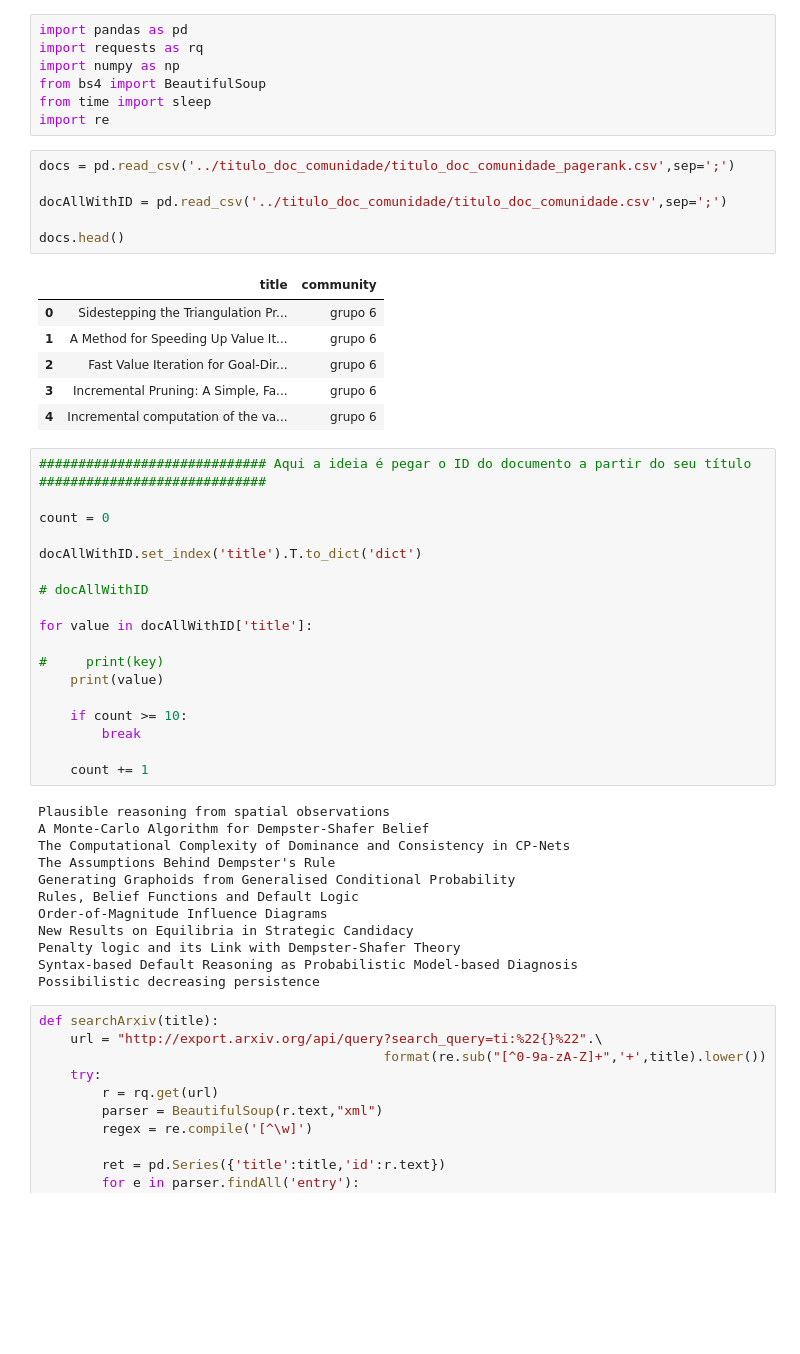
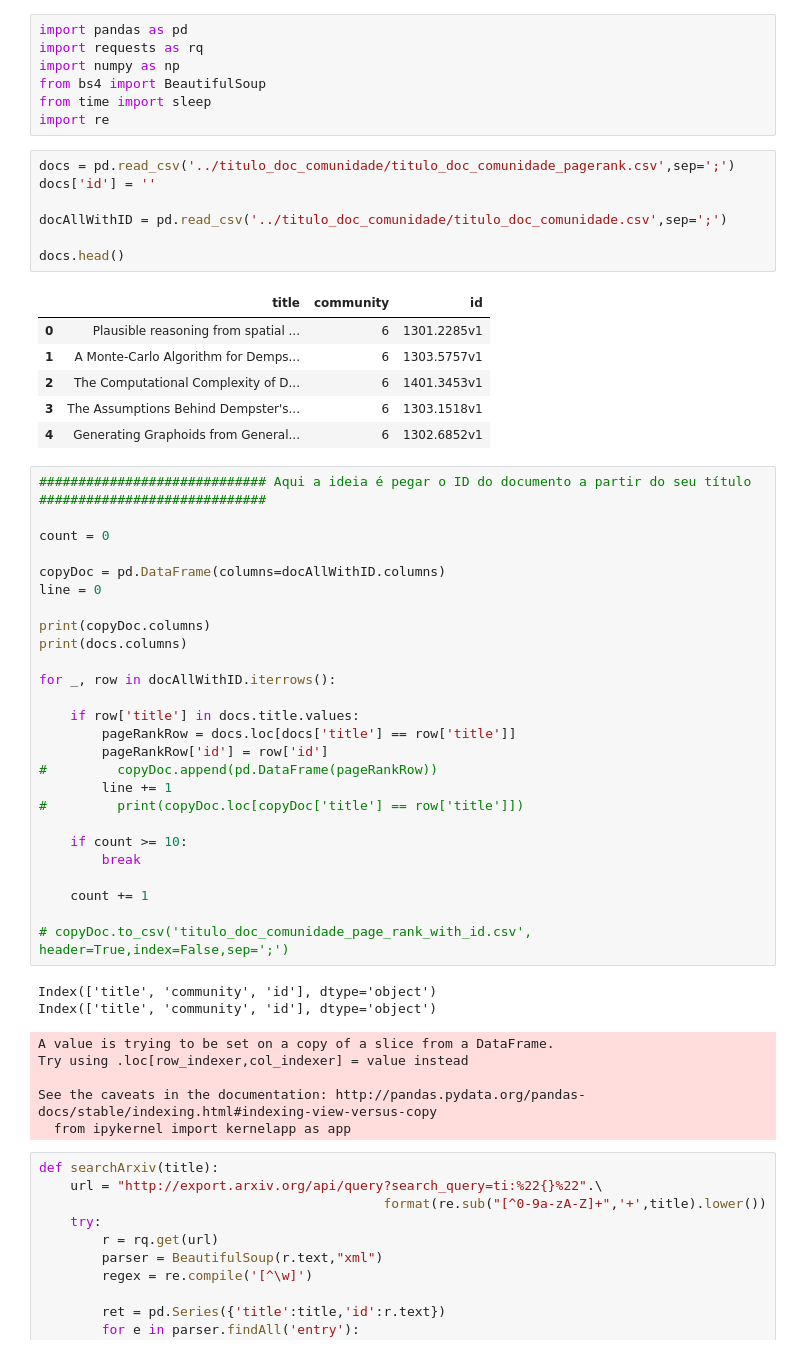
Before and after one commit to AngeloDias/SD_community, a Jupyter notebook: testingPageRank/coleta_id_arxiv-pageRank.ipynb, the cells around one changed output. Saved outputs shown, nothing was run; the diff lists cells and outputs as text; blank space fills up the shorter version.

```diff
--- a/testingPageRank/coleta_id_arxiv-pageRank.ipynb
+++ b/testingPageRank/coleta_id_arxiv-pageRank.ipynb
@@ -7,47 +7,52 @@ from time import sleep
 import re
 # %%
 docs = pd.read_csv('../titulo_doc_comunidade/titulo_doc_comunidade_pagerank.csv',sep=';')
+docs['id'] = ''
 
 docAllWithID = pd.read_csv('../titulo_doc_comunidade/titulo_doc_comunidade.csv',sep=';')
 
 docs.head()
 # %% [output]
-|  | title | community |
-| 0 | Sidestepping the Triangulation Pr... | grupo 6 |
-| 1 | A Method for Speeding Up Value It... | grupo 6 |
-| 2 | Fast Value Iteration for Goal-Dir... | grupo 6 |
-| 3 | Incremental Pruning: A Simple, Fa... | grupo 6 |
-| 4 | Incremental computation of the va... | grupo 6 |
+|  | title | community | id |
+| 0 | Plausible reasoning from spatial ... | 6 | 1301.2285v1 |
+| 1 | A Monte-Carlo Algorithm for Demps... | 6 | 1303.5757v1 |
+| 2 | The Computational Complexity of D... | 6 | 1401.3453v1 |
+| 3 | The Assumptions Behind Dempster's... | 6 | 1303.1518v1 |
+| 4 | Generating Graphoids from General... | 6 | 1302.6852v1 |
 # %%
 ############################# Aqui a ideia é pegar o ID do documento a partir do seu título #############################
 
 count = 0
 
-docAllWithID.set_index('title').T.to_dict('dict')
+copyDoc = pd.DataFrame(columns=docAllWithID.columns)
+line = 0
 
-# docAllWithID
+print(copyDoc.columns)
+print(docs.columns)
 
-for value in docAllWithID['title']:
+for _, row in docAllWithID.iterrows():
 
-#     print(key)
-    print(value)
+    if row['title'] in docs.title.values:
+        pageRankRow = docs.loc[docs['title'] == row['title']]
+        pageRankRow['id'] = row['id']
+#         copyDoc.append(pd.DataFrame(pageRankRow))
+        line += 1
+#         print(copyDoc.loc[copyDoc['title'] == row['title']])
 
     if count >= 10:
         break
 
     count += 1
+
+# copyDoc.to_csv('titulo_doc_comunidade_page_rank_with_id.csv', header=True,index=False,sep=';')
 # %% [output]
-Plausible reasoning from spatial observations
-A Monte-Carlo Algorithm for Dempster-Shafer Belief
-The Computational Complexity of Dominance and Consistency in CP-Nets
-The Assumptions Behind Dempster's Rule
-Generating Graphoids from Generalised Conditional Probability
-Rules, Belief Functions and Default Logic
-Order-of-Magnitude Influence Diagrams
-New Results on Equilibria in Strategic Candidacy
-Penalty logic and its Link with Dempster-Shafer Theory
-Syntax-based Default Reasoning as Probabilistic Model-based Diagnosis
-Possibilistic decreasing persistence
+Index(['title', 'community', 'id'], dtype='object')
+Index(['title', 'community', 'id'], dtype='object')
+A value is trying to be set on a copy of a slice from a DataFrame.
+Try using .loc[row_indexer,col_indexer] = value instead
+
+See the caveats in the documentation: http://pandas.pydata.org/pandas-docs/stable/indexing.html#indexing-view-versus-copy
+  from ipykernel import kernelapp as app
 # %%
 def searchArxiv(title):
     url = "http://export.arxiv.org/api/query?search_query=ti:%22{}%22".\
```
Also changed, not shown: 1 other file.
